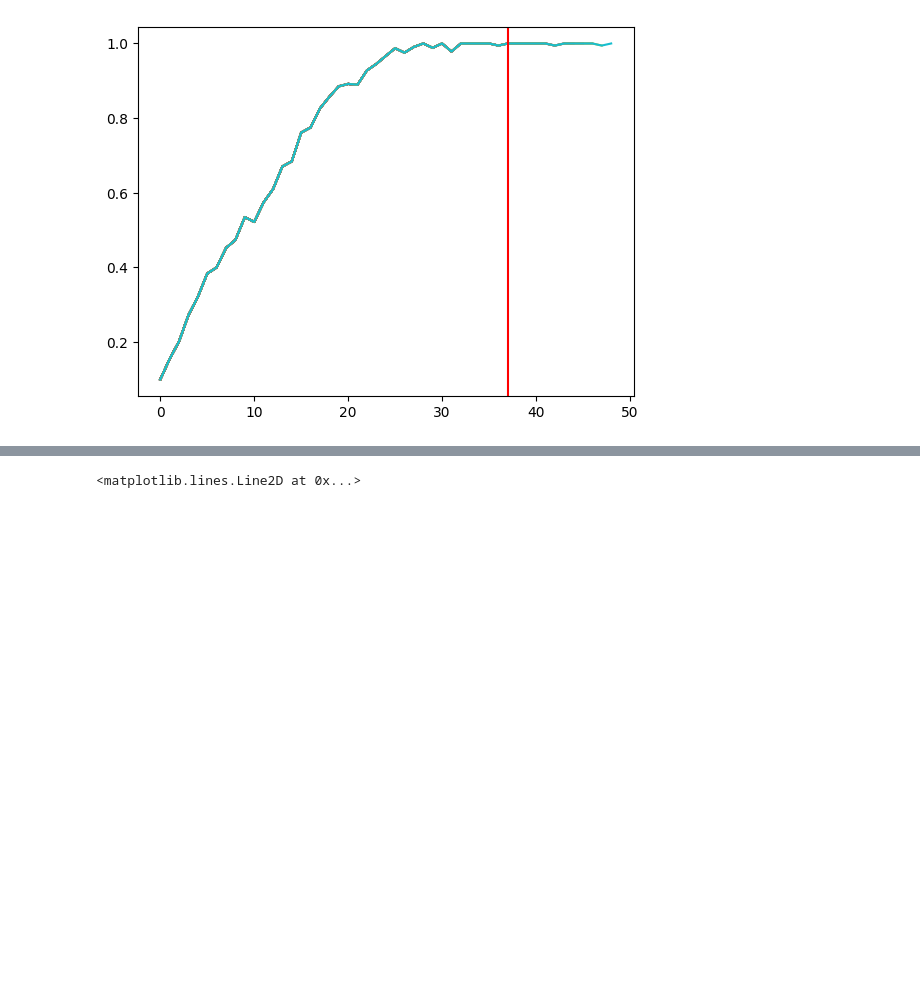
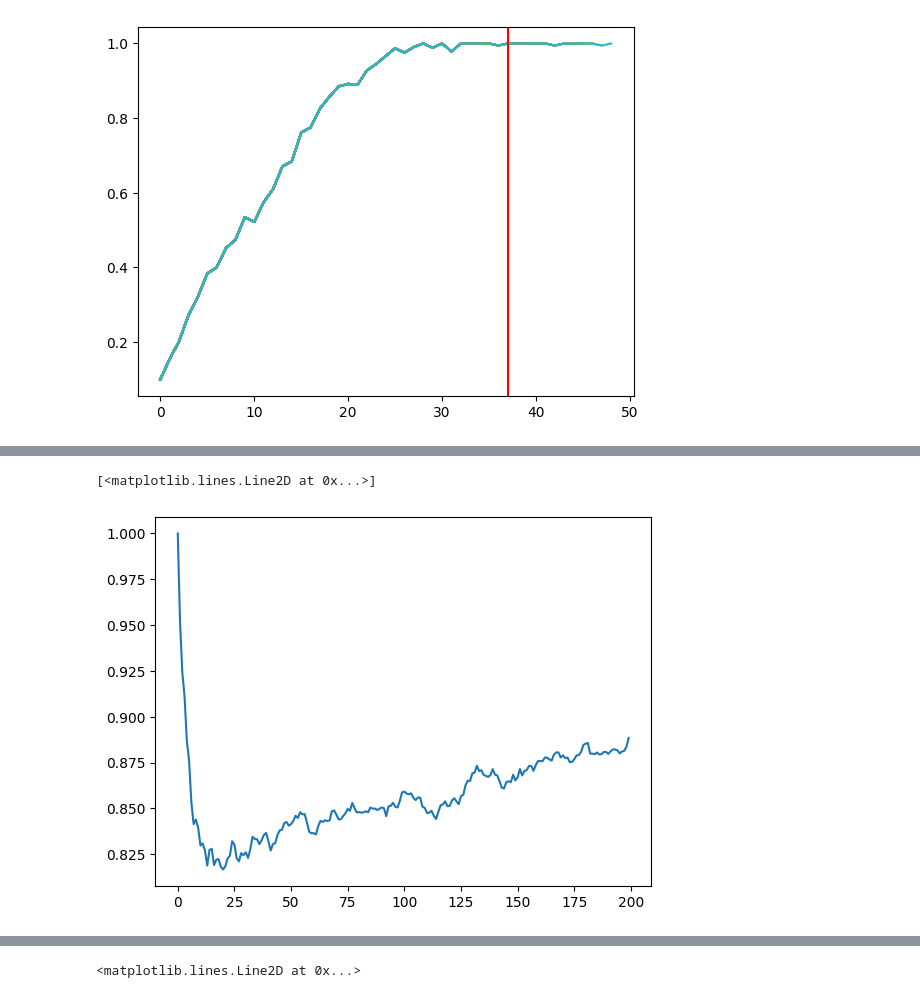
Before and after one commit to raphaelgoms/analysis-scripts, a Jupyter notebook: exps-data-analyzer.ipynb, the cells around one changed output, grey strips where cells are left out. Cells and saved outputs as stored; diff of their text form; code cells hidden in the pictures; blank space fills up the shorter version.

```diff
--- a/exps-data-analyzer.ipynb
+++ b/exps-data-analyzer.ipynb
@@ -565,0 +666,5 @@ def plot_diversity_history(max_gen):
+# %%
+plt.plot(rdiversity)
+# %% [output]
+[<matplotlib.lines.Line2D at 0x...>]
+[figure, added]
```
Also changed, not shown: parts of 13 cells of this notebook.
